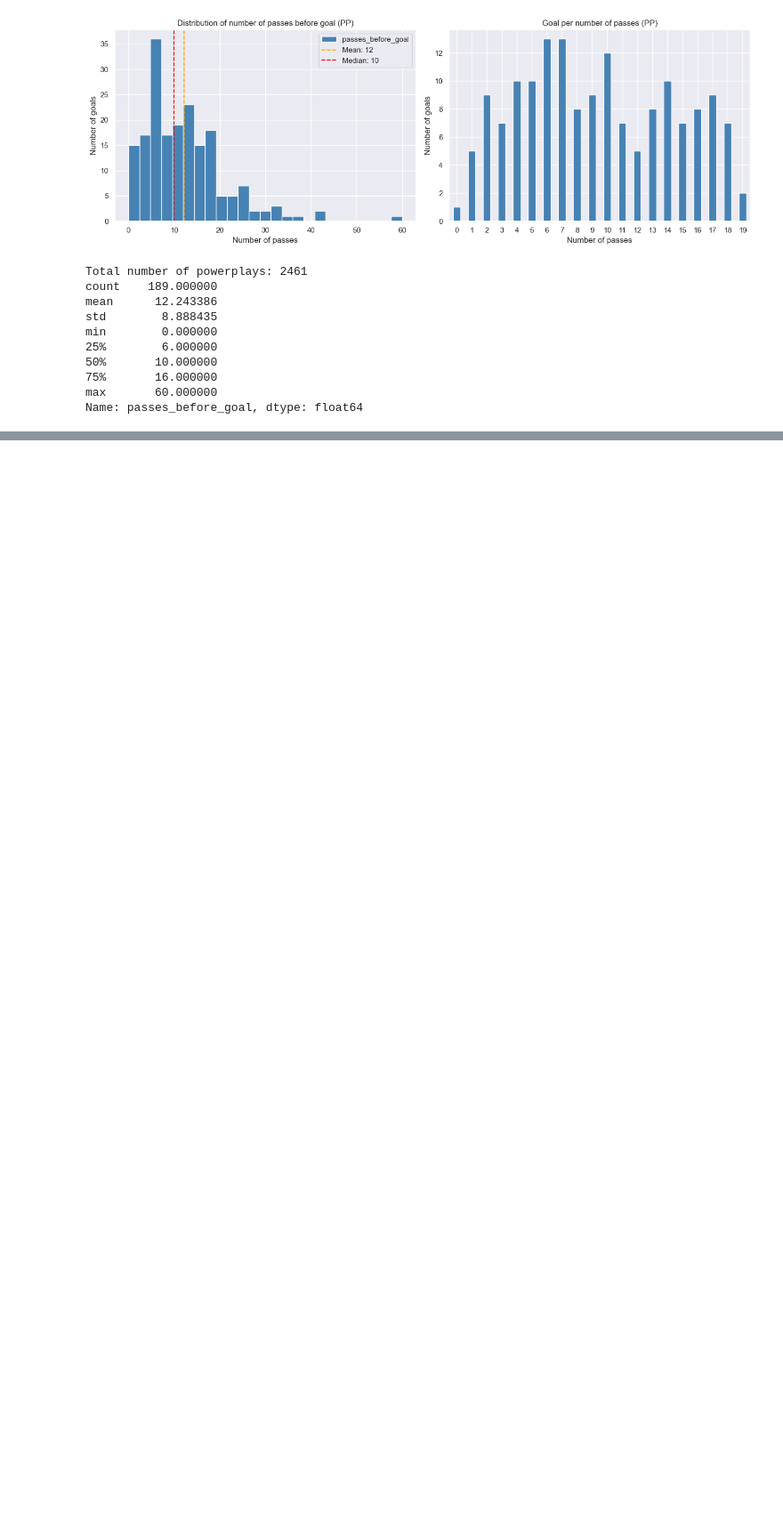
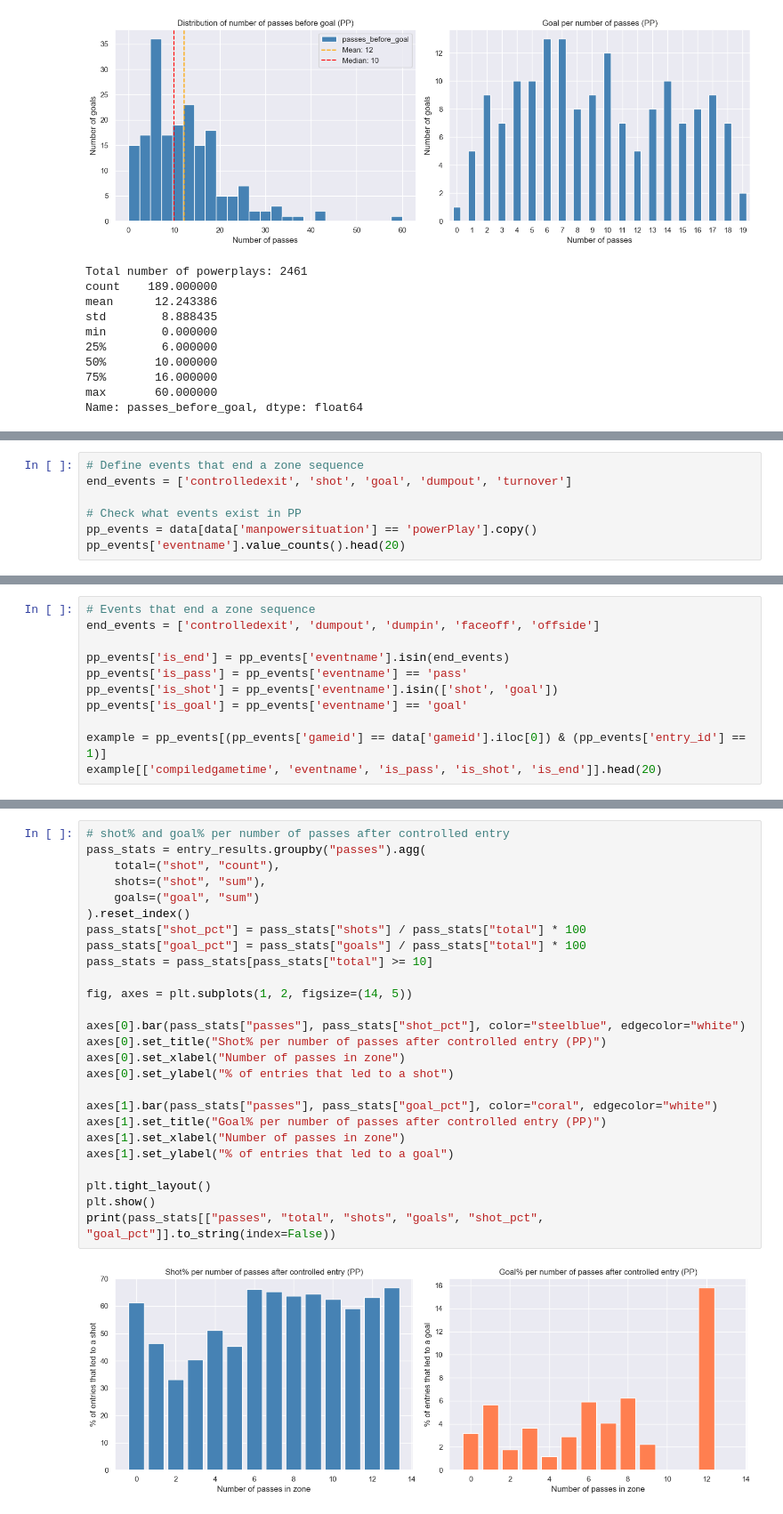
Before and after one commit to emmabertmar/LINHAC-project-2026, a Jupyter notebook: analysis.ipynb, the cells around one changed output, grey strips where cells are left out. Shown at 89% size. Drawn from its saved outputs; the diff is of its cells as text; blank space fills up the shorter version.

```diff
--- a/analysis.ipynb
+++ b/analysis.ipynb
@@ -258,0 +307,7 @@ Name: count, dtype: int64
+# %%
+# Define events that end a zone sequence
+end_events = ['controlledexit', 'shot', 'goal', 'dumpout', 'turnover']
+
+# Check what events exist in PP
+pp_events = data[data['manpowersituation'] == 'powerPlay'].copy()
+pp_events['eventname'].value_counts().head(20)
@@ -258,0 +332,11 @@ Name: count, dtype: int64
+# %%
+# Events that end a zone sequence
+end_events = ['controlledexit', 'dumpout', 'dumpin', 'faceoff', 'offside']
+
+pp_events['is_end'] = pp_events['eventname'].isin(end_events)
+pp_events['is_pass'] = pp_events['eventname'] == 'pass'
+pp_events['is_shot'] = pp_events['eventname'].isin(['shot', 'goal'])
+pp_events['is_goal'] = pp_events['eventname'] == 'goal'
+
+example = pp_events[(pp_events['gameid'] == data['gameid'].iloc[0]) & (pp_events['entry_id'] == 1)]
+example[['compiledgametime', 'eventname', 'is_pass', 'is_shot', 'is_end']].head(20)
@@ -258,0 +434,28 @@ Name: count, dtype: int64
+# %%
+# shot% and goal% per number of passes after controlled entry
+pass_stats = entry_results.groupby("passes").agg(
+    total=("shot", "count"),
+    shots=("shot", "sum"),
+    goals=("goal", "sum")
+).reset_index()
+pass_stats["shot_pct"] = pass_stats["shots"] / pass_stats["total"] * 100
+pass_stats["goal_pct"] = pass_stats["goals"] / pass_stats["total"] * 100
+pass_stats = pass_stats[pass_stats["total"] >= 10]
+
+fig, axes = plt.subplots(1, 2, figsize=(14, 5))
+
+axes[0].bar(pass_stats["passes"], pass_stats["shot_pct"], color="steelblue", edgecolor="white")
+axes[0].set_title("Shot% per number of passes after controlled entry (PP)")
+axes[0].set_xlabel("Number of passes in zone")
+axes[0].set_ylabel("% of entries that led to a shot")
+
+axes[1].bar(pass_stats["passes"], pass_stats["goal_pct"], color="coral", edgecolor="white")
+axes[1].set_title("Goal% per number of passes after controlled entry (PP)")
+axes[1].set_xlabel("Number of passes in zone")
+axes[1].set_ylabel("% of entries that led to a goal")
+
+plt.tight_layout()
+plt.show()
+print(pass_stats[["passes", "total", "shots", "goals", "shot_pct", "goal_pct"]].to_string(index=False))
+# %% [output]
+[figure, added]
```
Also changed, not shown: parts of 31 cells of this notebook.
